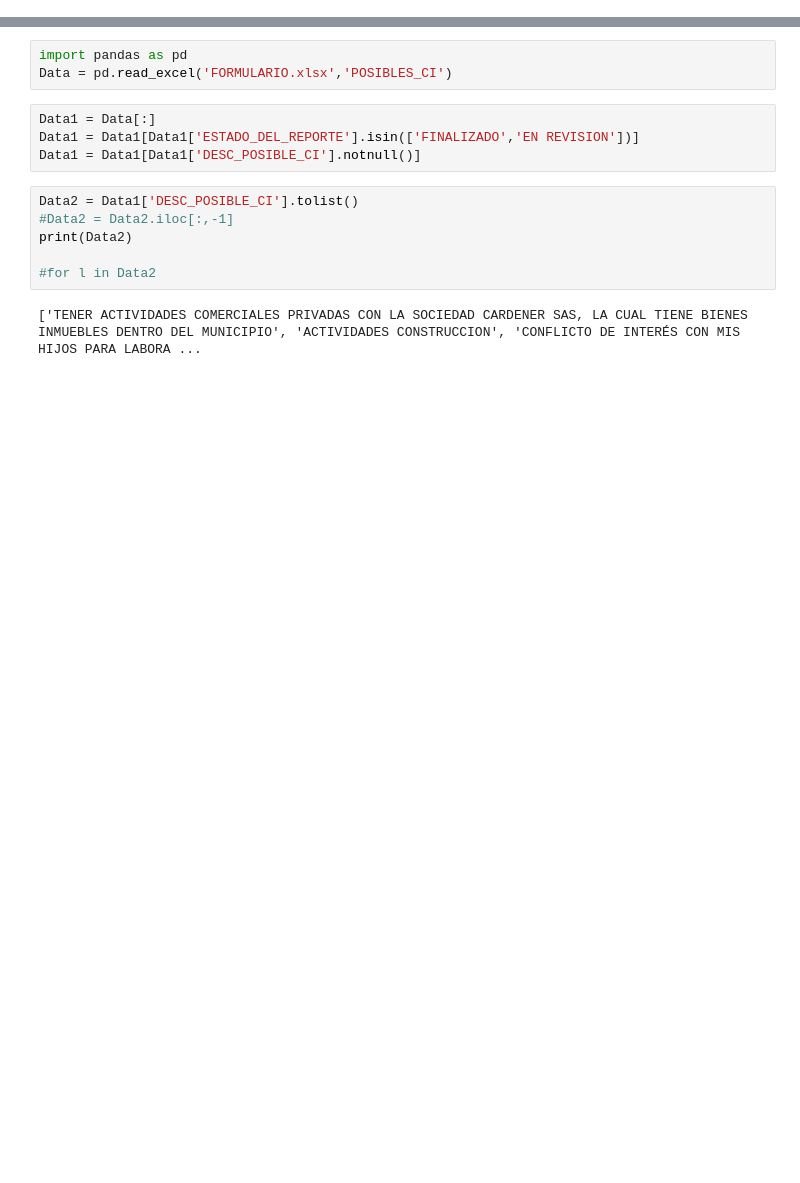
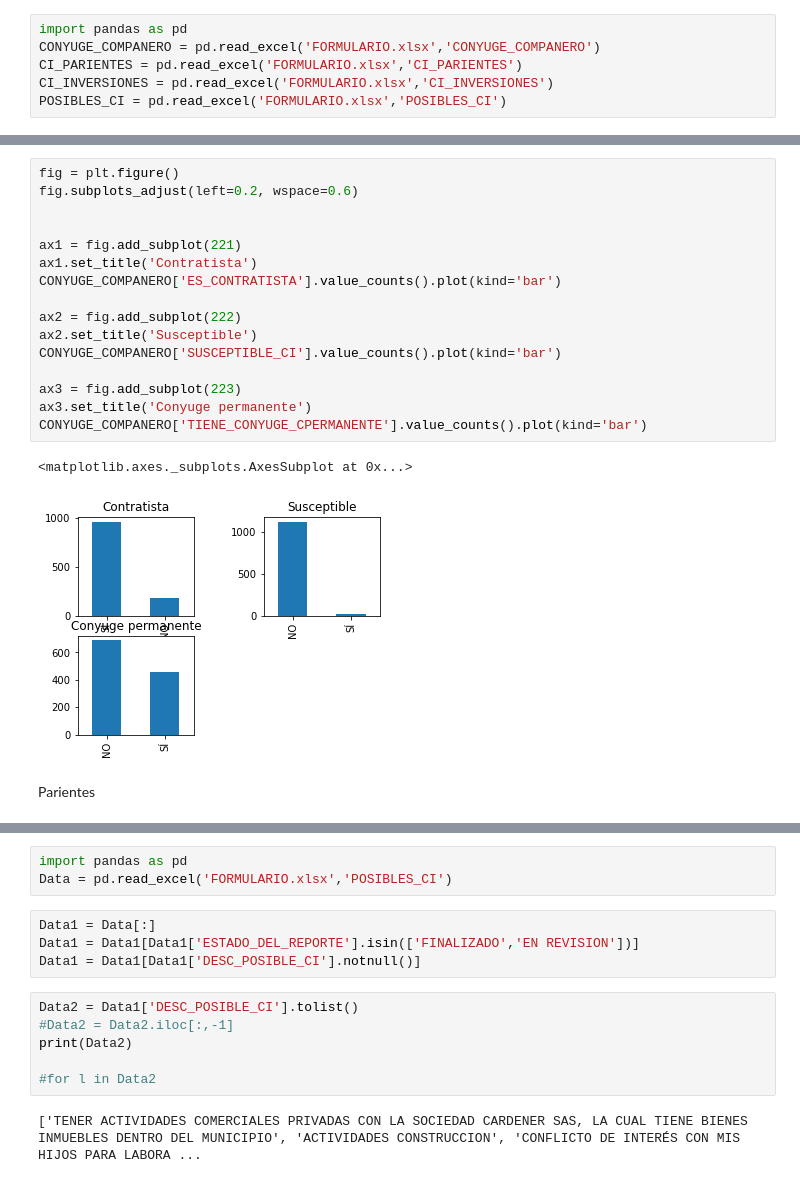
Before and after one commit to analiticafp/Conflicto-de-intereses, a Jupyter notebook: Notebook_001.ipynb, the cells around one changed output, grey strips where cells are left out. Saved outputs shown, nothing was run; the diff lists cells and outputs as text; blank space fills up the shorter version.

```diff
--- a/Notebook_001.ipynb
+++ b/Notebook_001.ipynb
@@ -0,0 +6,6 @@
+# %%
+import pandas as pd
+CONYUGE_COMPANERO = pd.read_excel('FORMULARIO.xlsx','CONYUGE_COMPANERO')
+CI_PARIENTES = pd.read_excel('FORMULARIO.xlsx','CI_PARIENTES')
+CI_INVERSIONES = pd.read_excel('FORMULARIO.xlsx','CI_INVERSIONES')
+POSIBLES_CI = pd.read_excel('FORMULARIO.xlsx','POSIBLES_CI')
@@ -0,0 +55,21 @@
+# %%
+fig = plt.figure()
+fig.subplots_adjust(left=0.2, wspace=0.6)
+
+
+ax1 = fig.add_subplot(221)
+ax1.set_title('Contratista')
+CONYUGE_COMPANERO['ES_CONTRATISTA'].value_counts().plot(kind='bar')
+
+ax2 = fig.add_subplot(222)
+ax2.set_title('Susceptible')
+CONYUGE_COMPANERO['SUSCEPTIBLE_CI'].value_counts().plot(kind='bar')
+
+ax3 = fig.add_subplot(223)
+ax3.set_title('Conyuge permanente')
+CONYUGE_COMPANERO['TIENE_CONYUGE_CPERMANENTE'].value_counts().plot(kind='bar')
+# %% [output]
+<matplotlib.axes._subplots.AxesSubplot at 0x...>
+[figure, added]
+# %% [markdown]
+<p>Parientes</p>
```
Also changed, not shown: parts of 11 cells of this notebook.
